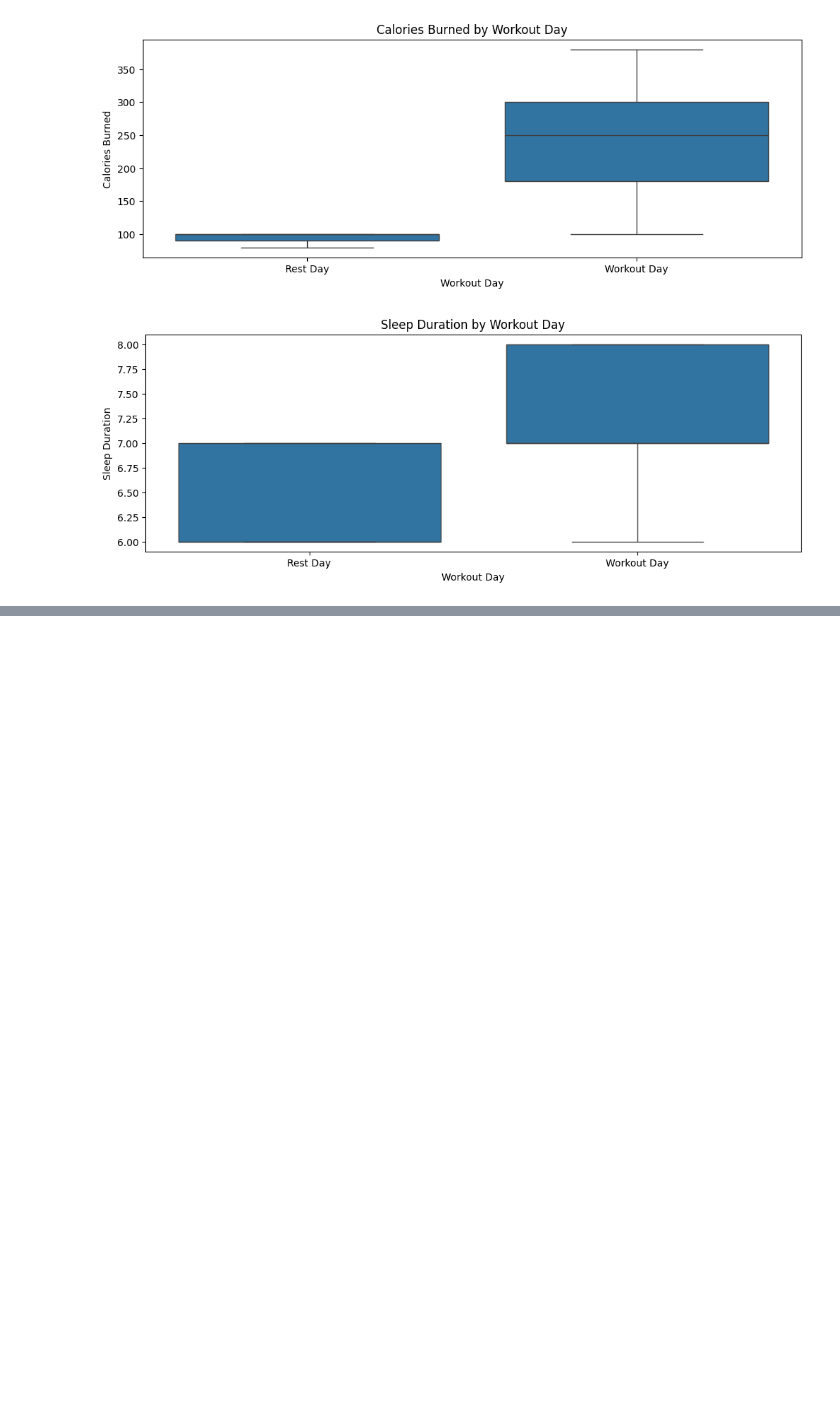
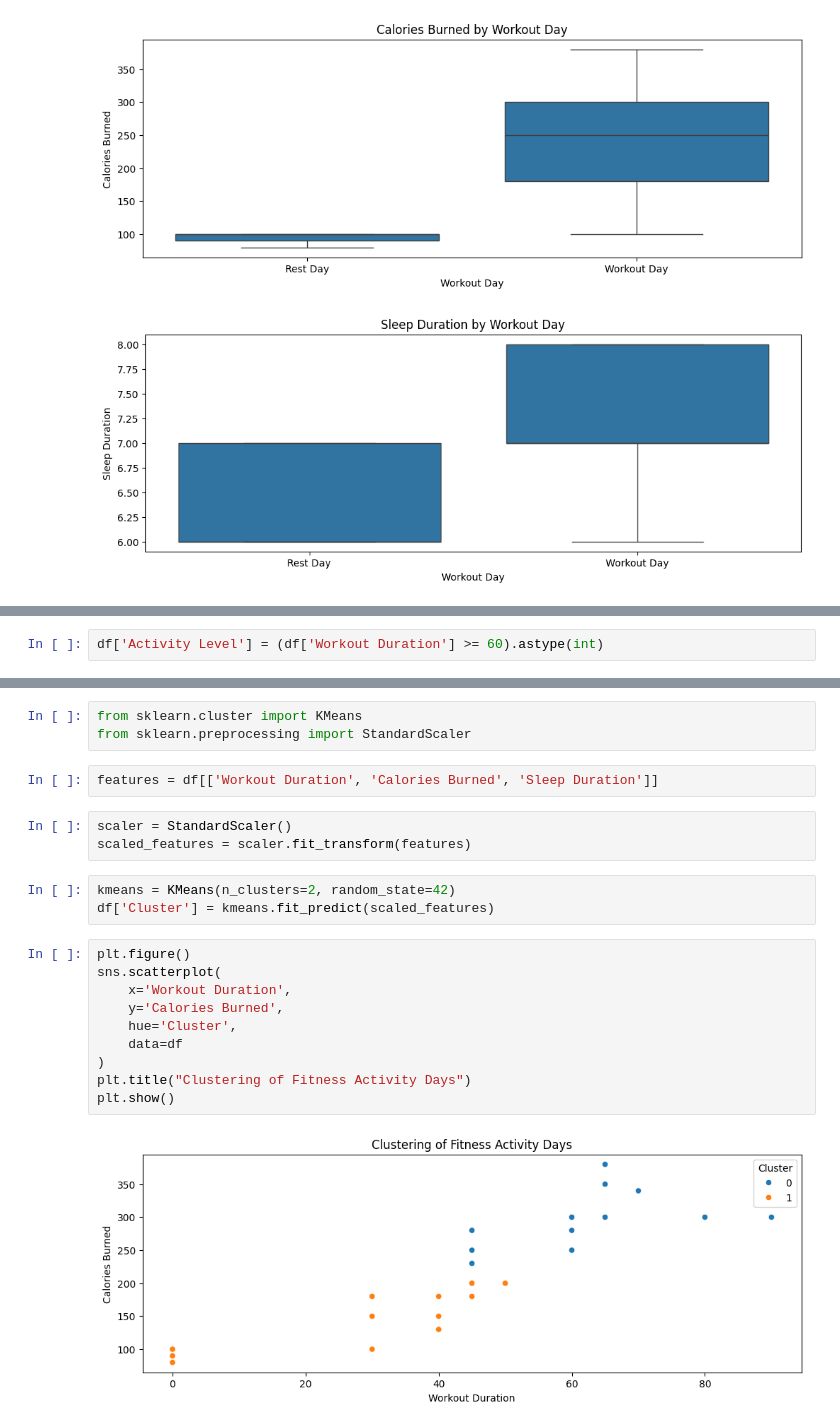
Before and after one commit to tunasu3/fitness-data-module, a Jupyter notebook: fitness_analysis.ipynb, the cells around one changed output, grey strips where cells are left out. Cells and saved outputs as stored; diff of their text form; blank space fills up the shorter version.

Commit message:
Add machine learning models and clustering analysis

```diff
--- a/fitness_analysis.ipynb
+++ b/fitness_analysis.ipynb
@@ -182,0 +243,2 @@ if 'Workout Day' in df.columns and 'Sleep Duration' in df.columns:
+# %%
+df['Activity Level'] = (df['Workout Duration'] >= 60).astype(int)
@@ -182,0 +286,23 @@ if 'Workout Day' in df.columns and 'Sleep Duration' in df.columns:
+# %%
+from sklearn.cluster import KMeans
+from sklearn.preprocessing import StandardScaler
+# %%
+features = df[['Workout Duration', 'Calories Burned', 'Sleep Duration']]
+# %%
+scaler = StandardScaler()
+scaled_features = scaler.fit_transform(features)
+# %%
+kmeans = KMeans(n_clusters=2, random_state=42)
+df['Cluster'] = kmeans.fit_predict(scaled_features)
+# %%
+plt.figure()
+sns.scatterplot(
+    x='Workout Duration',
+    y='Calories Burned',
+    hue='Cluster',
+    data=df
+)
+plt.title("Clustering of Fitness Activity Days")
+plt.show()
+# %% [output]
+[figure, added]
```
Also changed, not shown: parts of 14 cells of this notebook.
